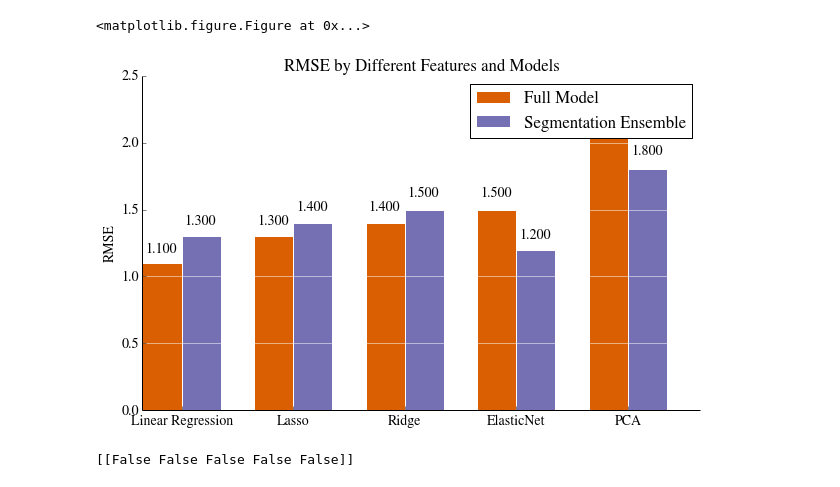
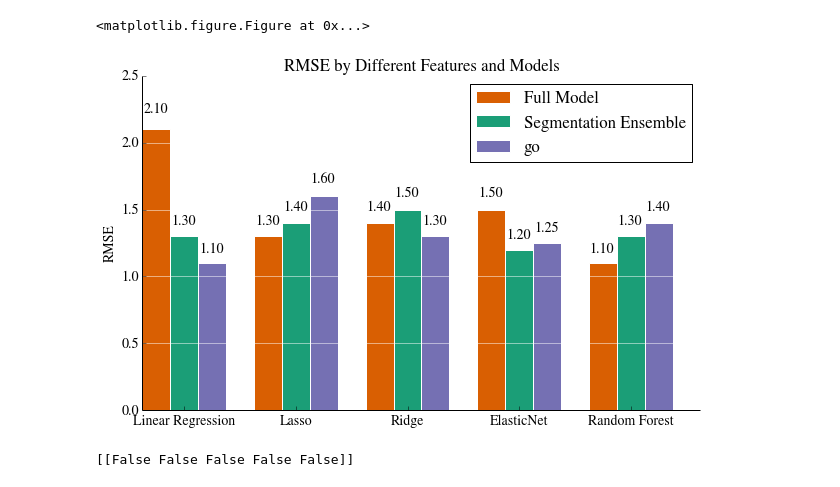
Before and after one commit to s-ramaswamy/CS-229-project, a Jupyter notebook: Visualizations.ipynb, the cells around one changed output. Drawn from its saved outputs; the diff is of its cells as text; code cells hidden in the pictures.

Commit message:
tried out examples where the missing values were replaced with random values

```diff
--- a/Visualizations.ipynb
+++ b/Visualizations.ipynb
@@ -272,38 +272,42 @@ plt.figure()
 # %%
 # make plot for final results
 N = 5
-fullRMSE = (1.1,1.3,1.4,1.5,2.1)
+fullRMSE = (2.1,1.3,1.4,1.5,1.1)
 
 ind = np.arange(N)  # the x locations for the groups
-width = 0.35       # the width of the bars
+width = 0.25       # the width of the bars
 
 fig, ax = plt.subplots()
 rects1 = ax.bar(ind, fullRMSE, width, color=dark2_colors[1])
 
-splitRMSE = [1.3,1.4,1.5,1.2,1.8]
-rects2 = ax.bar(ind+width, splitRMSE, width, color=dark2_colors[2])
+splitRMSE = [1.3,1.4,1.5,1.2,1.3]
+rects2 = ax.bar(ind+width, splitRMSE, width, color=dark2_colors[0])
+
+randRMSE = [1.1,1.6,1.3,1.25,1.4]
+rects3 = ax.bar(ind+2*width, randRMSE, width, color=dark2_colors[2])
 
 # add some text for labels, title and axes ticks
 ax.set_ylabel('RMSE')
 ax.set_title('RMSE by Different Features and Models')
-ax.set_xticks(ind+width)
-ax.set_xticklabels( ('Linear Regression', 'Lasso', 'Ridge', 'ElasticNet', 'PCA') )
-
-ax.legend( (rects1[0], rects2[0]), ('Full Model', 'Segmentation Ensemble') )
+ax.set_xticks(ind+width+0.125)
+ax.set_xticklabels(('Linear Regression', 'Lasso', 'Ridge', 'ElasticNet', 'Random Forest') )
+ax.legend((rects1[0], rects2[0], rects3[0]), ('Full Model', 'Segmentation Ensemble','go'))
+#ax.legend((rects1[0], rects2[0], rects3[0]), ('Full Model', 'Segmentation Ensemble','go'),bbox_to_anchor=(1.05, 1), loc=2, borderaxespad=0. )
 
 def autolabel(rects):
     # attach some text labels
     for rect in rects:
         height = rect.get_height()
-        ax.text(rect.get_x()+rect.get_width()/2., 1.05*height, '%.3f'%height,
+        ax.text(rect.get_x()+rect.get_width()/2., 1.05*height, '%.2f'%height,
                 ha='center', va='bottom')
 
 autolabel(rects1)
 autolabel(rects2)
+autolabel(rects3)
 plt.grid(axis = 'y', color ='white', linestyle='-')
 remove_border()
 # %% [output]
-[figure, old version]
+[figure, new version]
 # %%
 def not_so_quick_train(block):
     block.replace([np.inf, -np.inf], np.nan)
```
Also changed, not shown: parts of 1 cell of this notebook, 4 other files.
